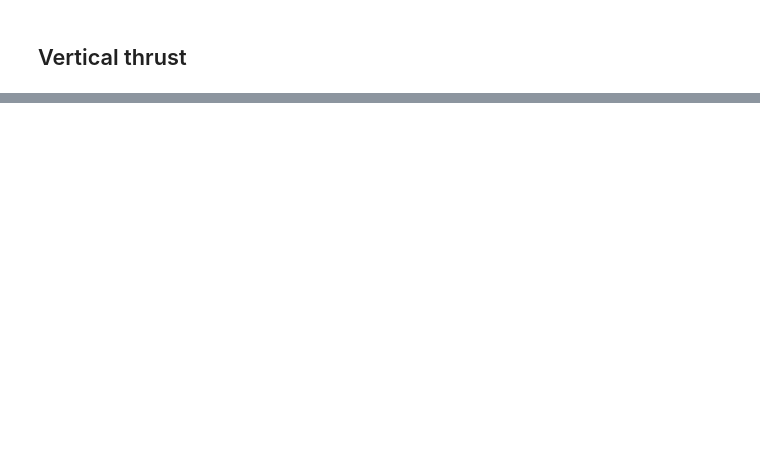
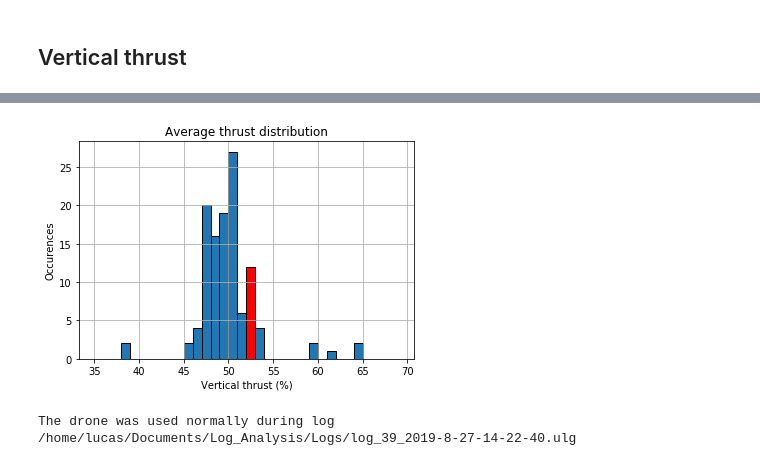
Before and after one commit to lucasschn/LogAnalysis, a Jupyter notebook: Hovering/Hovering Review.ipynb, the cells around one changed output, grey strips where cells are left out. Saved outputs shown, nothing was run; the diff lists cells and outputs as text; code cells hidden in the pictures; blank space fills up the shorter version.

```diff
--- a/Hovering/Hovering Review.ipynb
+++ b/Hovering/Hovering Review.ipynb
@@ -172,11 +156,17 @@ for k in range(len(thrust_bins)):
 # %%
 plt.figure()
-pdt = pd.Series(thrust)
+pdt = pd.Series(paydet.thrust)
 hist = pdt.plot(kind='hist', bins=thrust_bins,edgecolor='k',title='Average thrust distribution')
 plt.xlabel('Vertical thrust (%)')
 plt.ylabel('Occurences')
 plt.grid()
 hist.patches[bin_index].set_facecolor('r') # the bin in which the current file average falls is highlighted
+# %% [output]
+[figure, added]
 # %%
-if -100*avg_hovering["zthrust"] > np.mean(thrust) + np.std(thrust) :
-    print(f'The drone most likely carried a load during log with date: {log_date} time: {log_time}')
+if paydet.test_log(log_file):
+    print(f'The drone most likely carried a load during log {log_file}')
+else :
+    print(f'The drone was used normally during log {log_file}')
+# %% [output]
+The drone was used normally during log /home/lucas/Documents/Log_Analysis/Logs/log_39_2019-8-27-14-22-40.ulg
```
Also changed, not shown: parts of 20 cells of this notebook, 7 other files.
